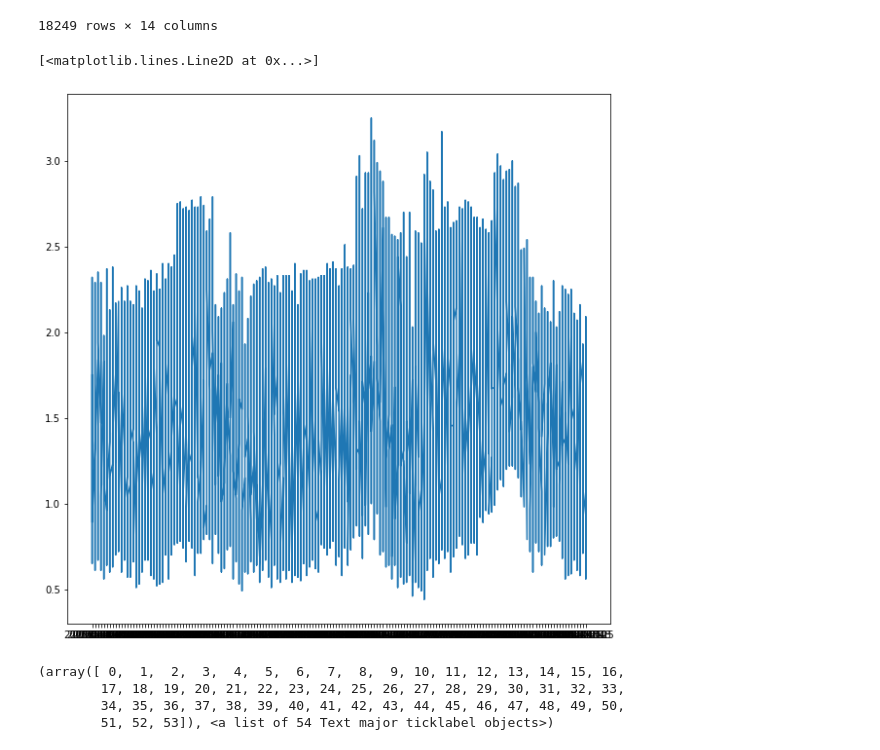
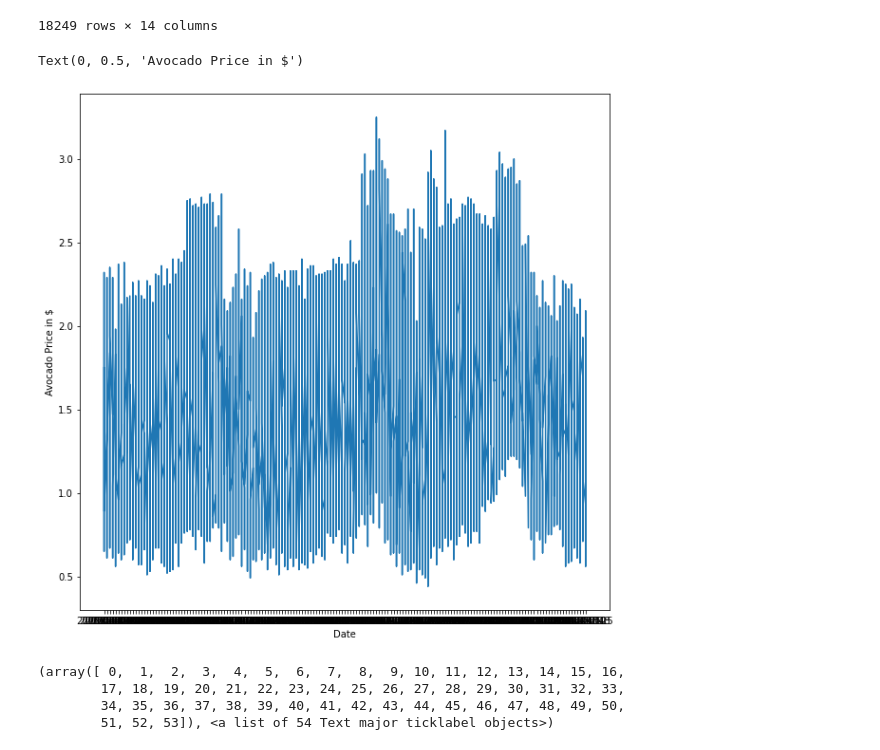
Before and after one commit to prahladpunia/AI, a Jupyter notebook: UDEMY_AVCADO_FBPROPHET_PROJECT4.ipynb, the cells around one changed output. Cells and saved outputs as stored; diff of their text form; code cells hidden in the pictures.

```diff
--- a/UDEMY_AVCADO_FBPROPHET_PROJECT4.ipynb
+++ b/UDEMY_AVCADO_FBPROPHET_PROJECT4.ipynb
@@ -30,9 +30,11 @@ avocado_df
 # %%
 plt.figure(figsize=(10,10))
 plt.plot(avocado_df["Date"], avocado_df["AveragePrice"])
+plt.xlabel("Date")
+plt.ylabel("Avocado Price in $")
 # %% [output]
-[<matplotlib.lines.Line2D at 0x...>]
+Text(0, 0.5, 'Avocado Price in $')
-[figure, old version]
+[figure, new version]
 # %%
 plt.figure(figsize=(25,12))
 sns.countplot(x='region', data=avocado_df)
```
Also changed, not shown: parts of 20 cells of this notebook.
